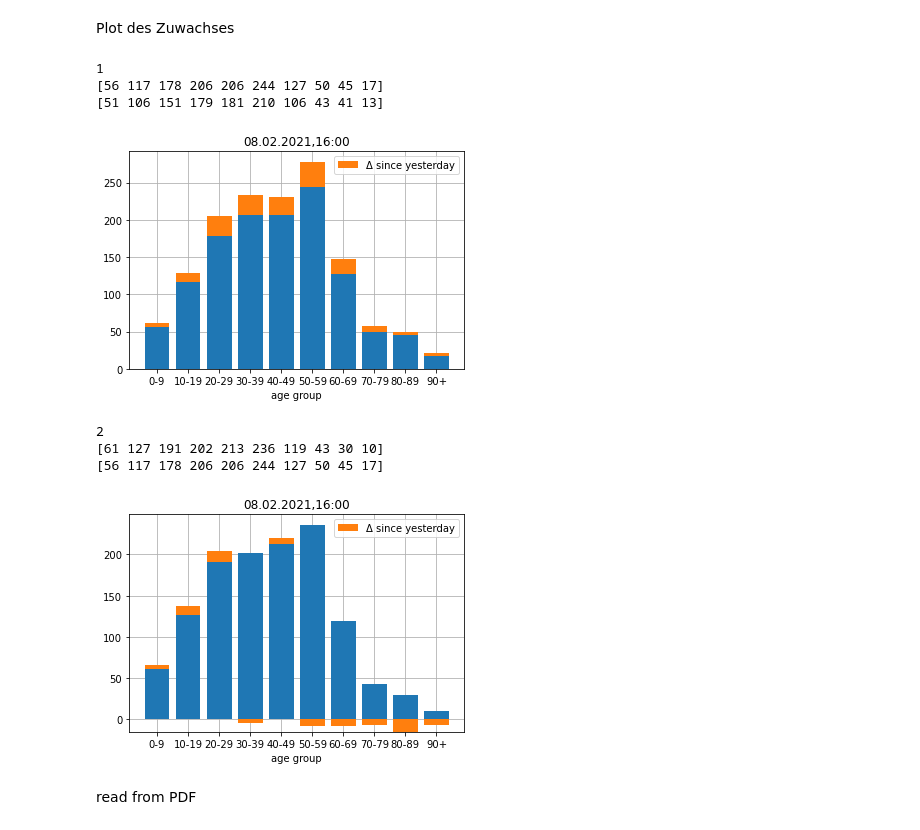
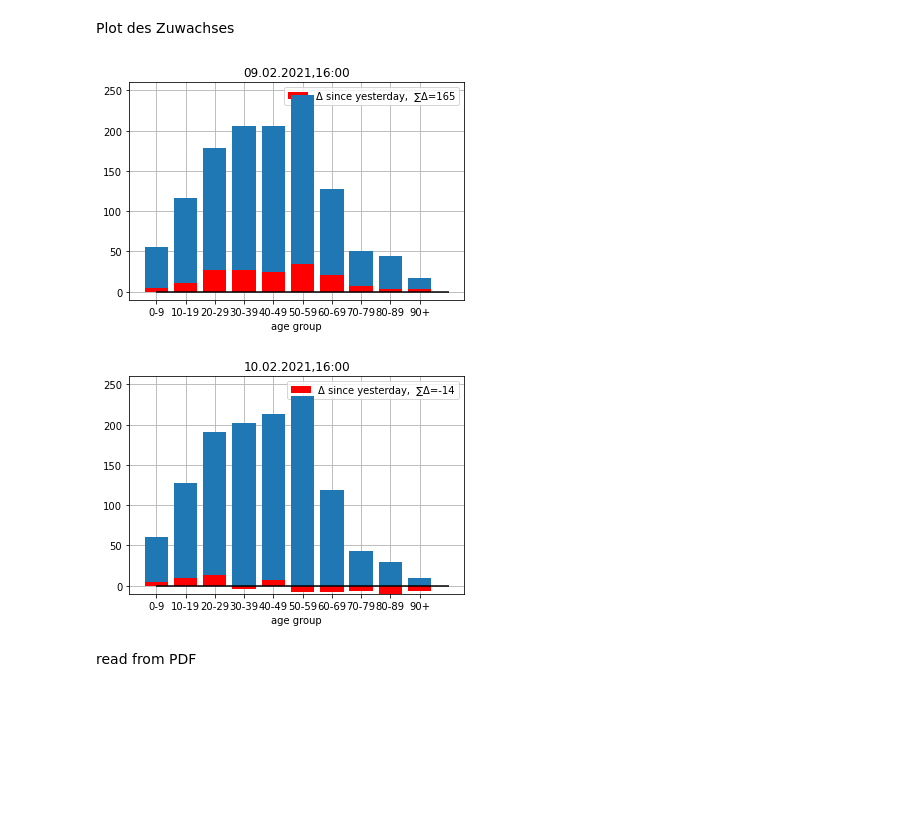
Before and after one commit to hydroclaus/corona_varianten_bw, a Jupyter notebook: new_variants_bw.ipynb, the cells around one changed output. Cells and saved outputs as stored; diff of their text form; code cells hidden in the pictures; blank space fills up the shorter version.

Commit message:
added: change since yesterday, daily sums

```diff
--- a/new_variants_bw.ipynb
+++ b/new_variants_bw.ipynb
@@ -5,6 +5,8 @@ import numpy as np
 import matplotlib.pylab as plt
 
 import camelot
+# %%
+Y_MAX = 260
 # %%
 data = pd.read_csv("./data/data_corona_varianten.txt",
             infer_datetime_format=True,
@@ -54,7 +56,7 @@ for i in range(data.index[-1]+1):
            zorder=999)
     plt.grid(True)
     plt.xlabel('age group')
-    plt.ylim(0.,250.)
+    plt.ylim(0.,Y_MAX)
     plt.title(data.loc[i][0] + f" ∑={data['sum'][i]}")
     plt.show()
     plt.close()
@@ -69,38 +71,38 @@ for i in range(data.index[-1]+1):
 Plot des Zuwachses
 # %%
 for i in np.arange(start=1, stop=data.index[-1]+1):
-    print(i)
+    # print(i)
     cur_height = np.array(data.loc[i][age_groups])
-    print(cur_height)
+    # print(cur_height)
     prev_height = np.array(data.loc[i-1][age_groups])
-    print(prev_height)
-    bottom = cur_height - prev_height
+    # print(prev_height)
+    Δ = cur_height - prev_height
+    # print(bottom)
+    sum_delta = Δ.sum()
+
 
     # plot current height
     plt.bar(age_groups,
             height=cur_height,
-           zorder=999)
+           zorder=995)
     # plot change since last time
     plt.bar(age_groups,
-            height=cur_height,
-            bottom=bottom,
+            height=Δ,
+            bottom=0,
+            color='red',
            zorder=998,
-           label="Δ since yesterday")
+           label=f"Δ since yesterday,  ∑Δ={Δ.sum()}")
+    plt.hlines(0,0,10,  colors='k', zorder=999)
     plt.grid(True)
     plt.xlabel('age group')
-    plt.title(data.loc[0][0])
-    plt.legend()
+    plt.ylim(-10.,Y_MAX)
+    plt.title(data.loc[i][0])
+    plt.legend(loc='best')
     plt.show()
     plt.close()
 # %% [output]
-1
-[56 117 178 206 206 244 127 50 45 17]
-[51 106 151 179 181 210 106 43 41 13]
-[figure, old version]
+[figure, new version]
-2
-[61 127 191 202 213 236 119 43 30 10]
-[56 117 178 206 206 244 127 50 45 17]
-[figure, old version]
+[figure, new version]
 # %% [markdown]
 read from PDF
 # %%
```
Also changed, not shown: parts of 1 cell of this notebook, 1 other file.
